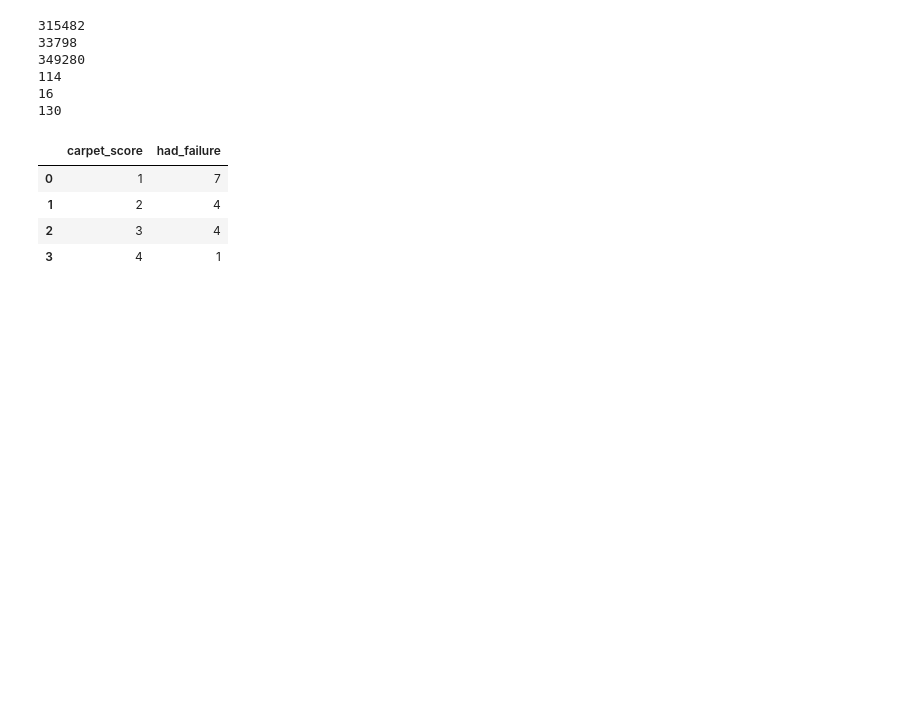
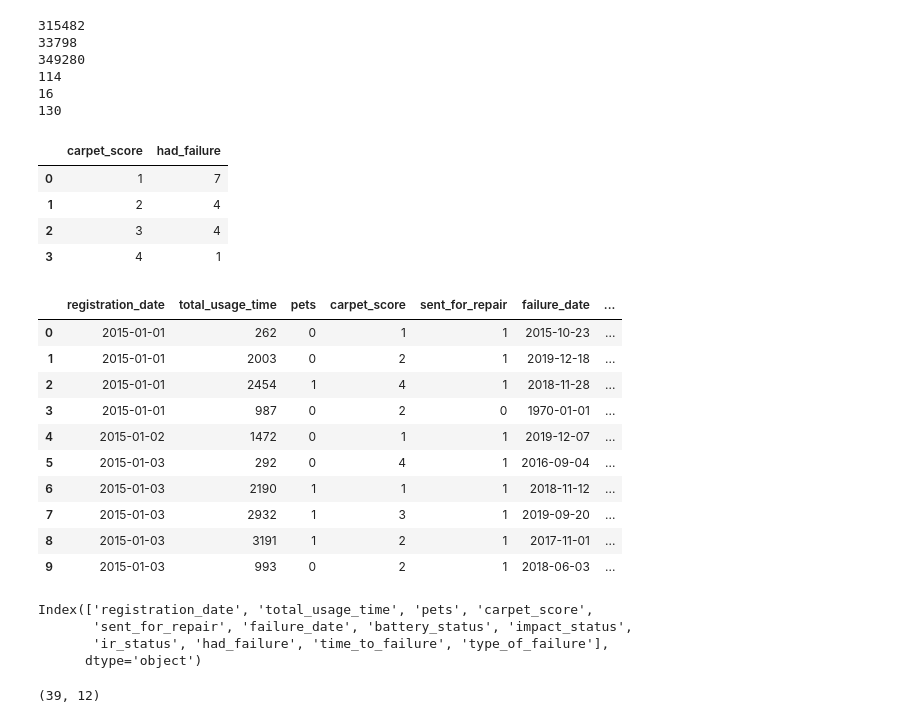
Before and after one commit to Aniket-Mishra/Group_54_2AMS11_Assignment, a Jupyter notebook: notebooks/1_clean_component_failure_Analysis.ipynb, the cells around one changed output. Saved outputs shown, nothing was run; the diff lists cells and outputs as text; code cells hidden in the pictures; blank space fills up the shorter version.

```diff
--- a/notebooks/1_clean_component_failure_Analysis.ipynb
+++ b/notebooks/1_clean_component_failure_Analysis.ipynb
@@ -711,3 +719,28 @@ df.loc[df["battery_status"] == 2, "battery_status"] = 0
 df.loc[df["impact_status"] == 2, "impact_status"] = 0
 df.loc[df["ir_status"] == 2, "ir_status"] = 0
 df.to_csv("../output/cleaned_df_with_status_0_or_1.csv", index = False)
+# %%
+df.head(10)
+# %% [output]
+|  | registration_date | total_usage_time | pets | carpet_score | sent_for_repair | failure_date | ... |
+| 0 | 2015-01-01 | 262 | 0 | 1 | 1 | 2015-10-23 | ... |
+| 1 | 2015-01-01 | 2003 | 0 | 2 | 1 | 2019-12-18 | ... |
+| 2 | 2015-01-01 | 2454 | 1 | 4 | 1 | 2018-11-28 | ... |
+| 3 | 2015-01-01 | 987 | 0 | 2 | 0 | 1970-01-01 | ... |
+| 4 | 2015-01-02 | 1472 | 0 | 1 | 1 | 2019-12-07 | ... |
+| 5 | 2015-01-03 | 292 | 0 | 4 | 1 | 2016-09-04 | ... |
+| 6 | 2015-01-03 | 2190 | 1 | 1 | 1 | 2018-11-12 | ... |
+| 7 | 2015-01-03 | 2932 | 1 | 3 | 1 | 2019-09-20 | ... |
+| 8 | 2015-01-03 | 3191 | 1 | 2 | 1 | 2017-11-01 | ... |
+| 9 | 2015-01-03 | 993 | 0 | 2 | 1 | 2018-06-03 | ... |
+# %%
+df.columns
+# %% [output]
+Index(['registration_date', 'total_usage_time', 'pets', 'carpet_score',
+       'sent_for_repair', 'failure_date', 'battery_status', 'impact_status',
+       'ir_status', 'had_failure', 'time_to_failure', 'type_of_failure'],
+      dtype='object')
+# %%
+df.loc[df["type_of_failure"] == "Unknown_Component"].shape
+# %% [output]
+(39, 12)
```
Also changed, not shown: parts of 3 cells of this notebook, 5 other files.
